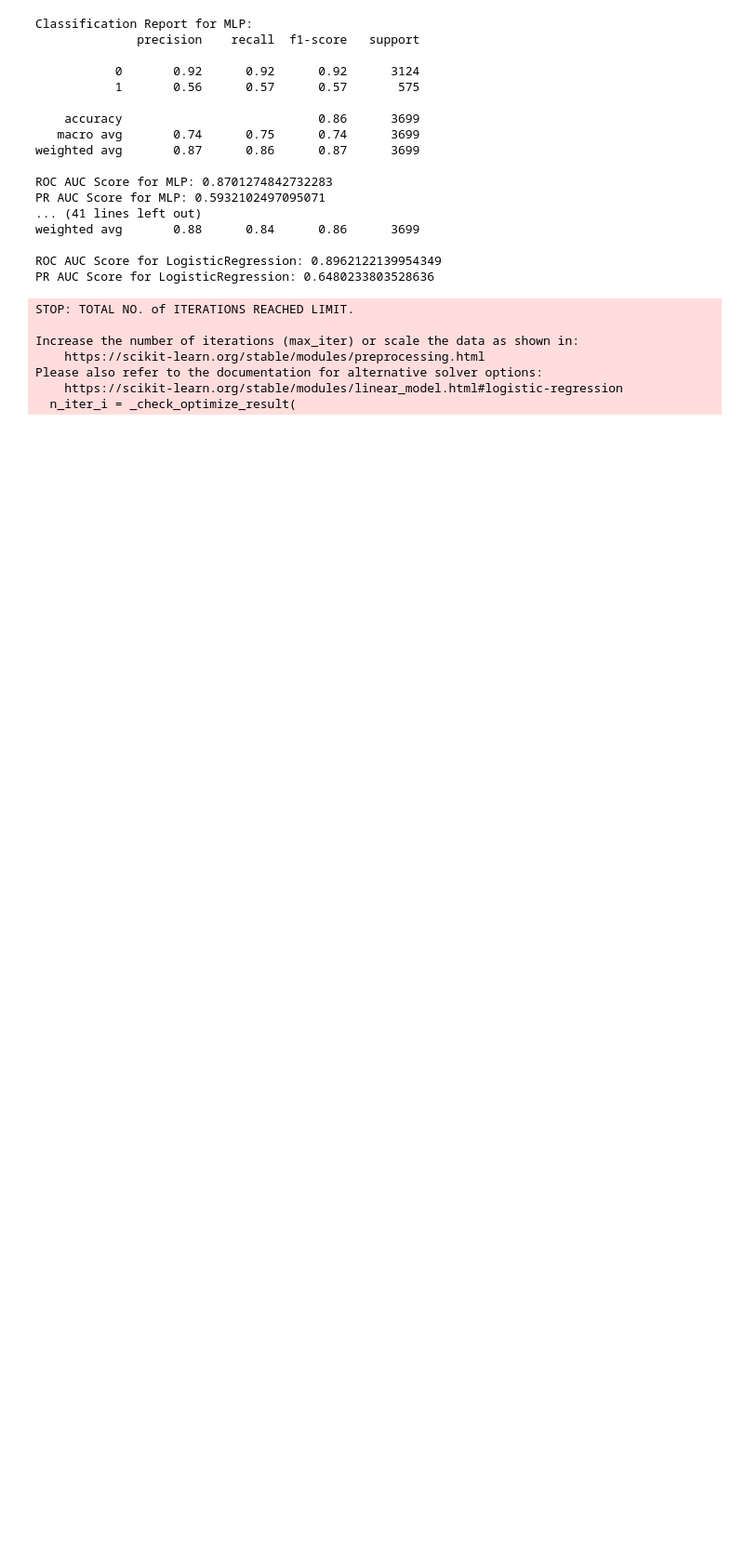
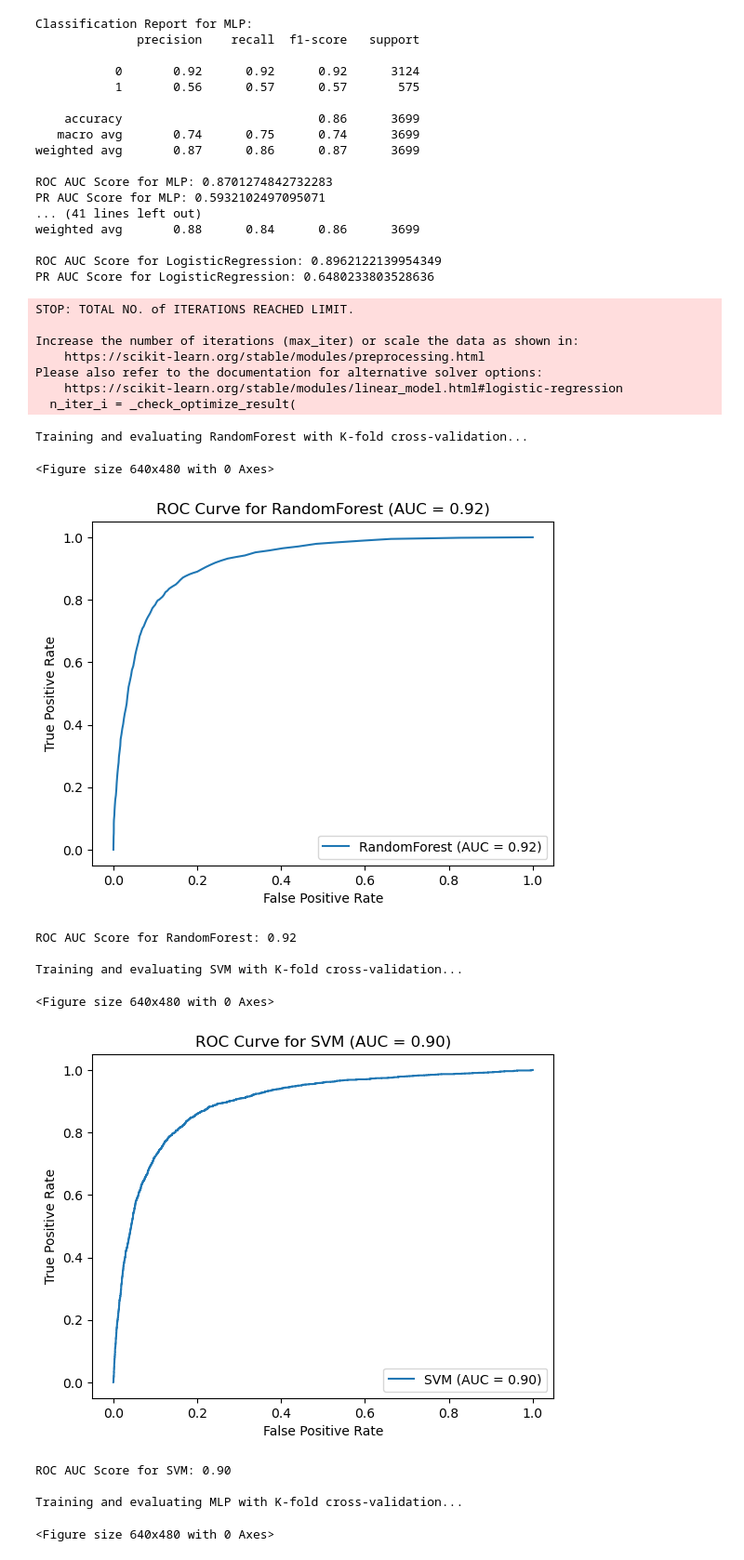
Before and after one commit to ooolychee/Project_purchase_intention, a Jupyter notebook: UCI user behavior.ipynb, the cells around one changed output. Shown at 93% size. Cells and saved outputs as stored; diff of their text form; code cells hidden in the pictures; blank space fills up the shorter version.

```diff
--- a/UCI user behavior.ipynb
+++ b/UCI user behavior.ipynb
@@ -673,0 +631,69 @@ for name, model in models.items():
+# %%
+# Fit the preprocessor on the entire dataset
+preprocessor.fit(X)
+
+# Now split the data
+X_train, X_test, y_train, y_test = train_test_split(X, y, test_size=0.3, random_state=42)
+
+# Transform the training and testing data using the pre-fitted preprocessor
+X_train_transformed = preprocessor.transform(X_train)
+X_test_transformed = preprocessor.transform(X_test)
+# %%
+from sklearn.model_selection import StratifiedKFold, cross_val_predict
+from sklearn.metrics import roc_curve, auc, RocCurveDisplay
+import matplotlib.pyplot as plt
+from imblearn.pipeline import Pipeline
+from imblearn.over_sampling import SMOTE
+
+# Define the models
+models = {
+    'RandomForest': RandomForestClassifier(),
+    'SVM': SVC(probability=True),
+    'MLP': MLPClassifier(),
+    'DecisionTree': DecisionTreeClassifier(),
+    'XGBoost': XGBClassifier(),
+    'LogisticRegression': LogisticRegression(max_iter=1000)
+}
+
+# Create a Stratified K-Fold object
+kf = StratifiedKFold(n_splits=5, shuffle=True, random_state=42)
+
+# Loop through the models and perform K-fold cross-validation
+for name, model in models.items():
+    print(f"Training and evaluating {name} with K-fold cross-validation...")
+
+    # Create a pipeline with preprocessing, SMOTE, and the classifier
+    pipeline = Pipeline(steps=[
+        ('preprocessor', preprocessor),
+        ('sampler', SMOTE()),  # Oversampling step
+        ('classifier', model)
+    ])
+
+    # Generate cross-validated predictions
+    y_pred_proba = cross_val_predict(pipeline, X, y, cv=kf, method='predict_proba')
+
+    # Calculate ROC curve and AUC
+    fpr, tpr, _ = roc_curve(y, y_pred_proba[:, 1])
+    roc_auc = auc(fpr, tpr)
+
+    # Plot ROC curve
+    plt.figure()
+    RocCurveDisplay(fpr=fpr, tpr=tpr, roc_auc=roc_auc, estimator_name=name).plot()
+    plt.title(f'ROC Curve for {name} (AUC = {roc_auc:.2f})')
+    plt.show()
+
+    # Print AUC Score
+    print(f"ROC AUC Score for {name}: {roc_auc:.2f}\n")
+# %% [output]
+Training and evaluating RandomForest with K-fold cross-validation...
+<Figure size 640x480 with 0 Axes>
+[figure, added]
+ROC AUC Score for RandomForest: 0.92
+
+Training and evaluating SVM with K-fold cross-validation...
+<Figure size 640x480 with 0 Axes>
+[figure, added]
+ROC AUC Score for SVM: 0.90
+
+Training and evaluating MLP with K-fold cross-validation...
+<Figure size 640x480 with 0 Axes>
```
Also changed, not shown: parts of 4 cells of this notebook.
